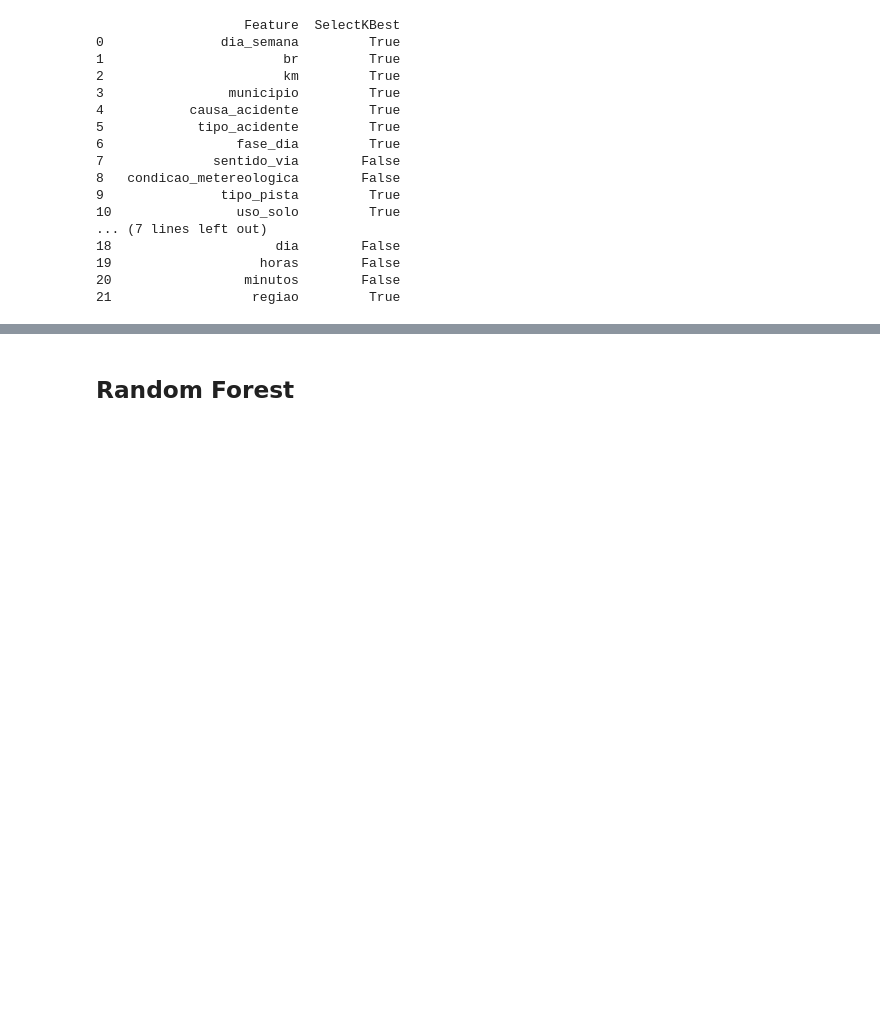
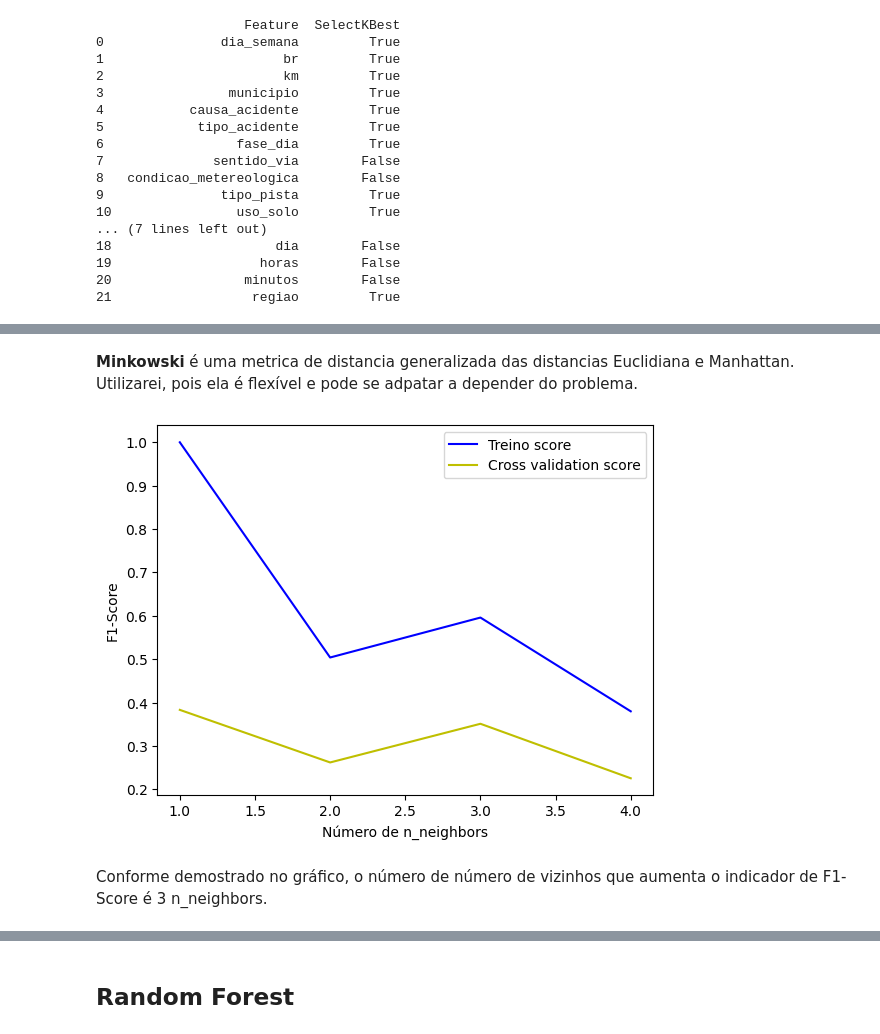
Before and after one commit to Muniz97/Data-Science---Federal-road-accidents---Brazil, a Jupyter notebook: 4 - Model/Federal_Accidents_Model.ipynb, the cells around one changed output, grey strips where cells are left out. Saved outputs shown, nothing was run; the diff lists cells and outputs as text; code cells hidden in the pictures; blank space fills up the shorter version.

```diff
--- a/4 - Model/Federal_Accidents_Model.ipynb
+++ b/4 - Model/Federal_Accidents_Model.ipynb
@@ -146,0 +214,28 @@ Agora que as variáveis estão tratadas e já selecionamos as melhores features,
+# %%
+# Cria o Range
+range = np.arange(1, 7) # 7 Valores
+
+# Cria modelo base apenas com a metrica
+model_knn = KNeighborsClassifier(metric = 'minkowski')
+
+# Curva de Validação
+train_scores, test_scores = validation_curve(
+    model_knn, x_train, y_train, param_name="n_neighbors", param_range=range,
+    cv=5, scoring="f1", n_jobs=-1)
+
+# Média do resultado
+train_scores = np.mean(train_scores, axis=1)
+test_scores = np.mean(test_scores, axis=1)
+# %% [markdown]
+**Minkowski** é uma metrica de distancia generalizada das distancias Euclidiana e Manhattan. Utilizarei, pois ela é flexível e pode se adpatar a depender do problema.
+# %%
+plt.plot(range, train_scores, label="Treino score", color="b")
+plt.plot(range, test_scores, label="Cross validation score", color="y")
+plt.xlabel("Número de n_neighbors")
+plt.ylabel("F1-Score")
+plt.legend(loc="best")
+plt.show()
+# %% [output]
+[figure, added]
+# %% [markdown]
+Conforme demostrado no gráfico, o número de número de vizinhos que aumenta o indicador de F1-Score é 3 n_neighbors.
```
Also changed, not shown: parts of 62 cells of this notebook.
